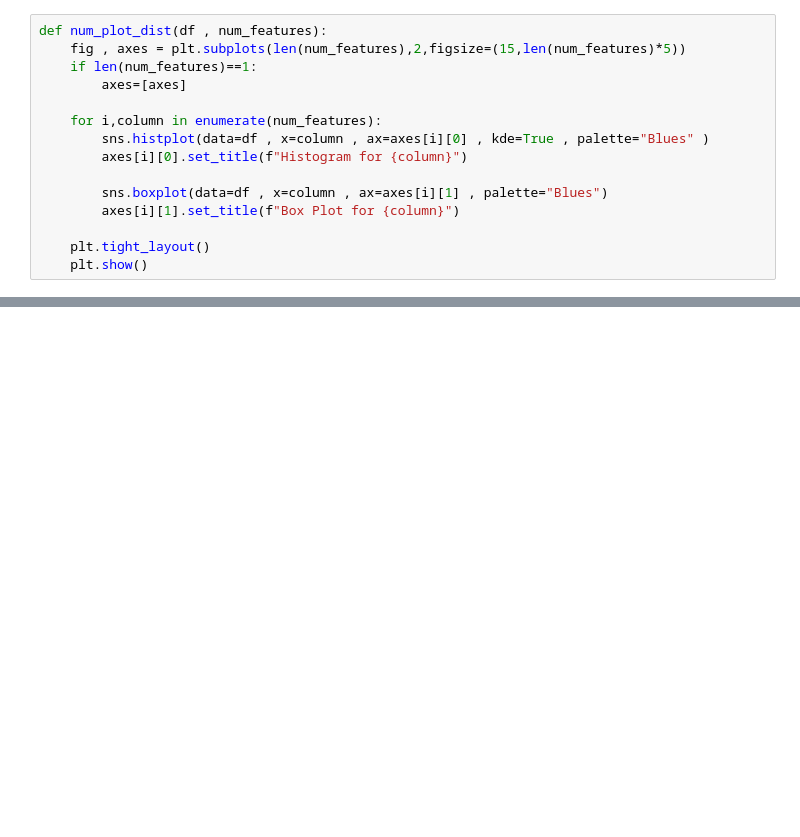
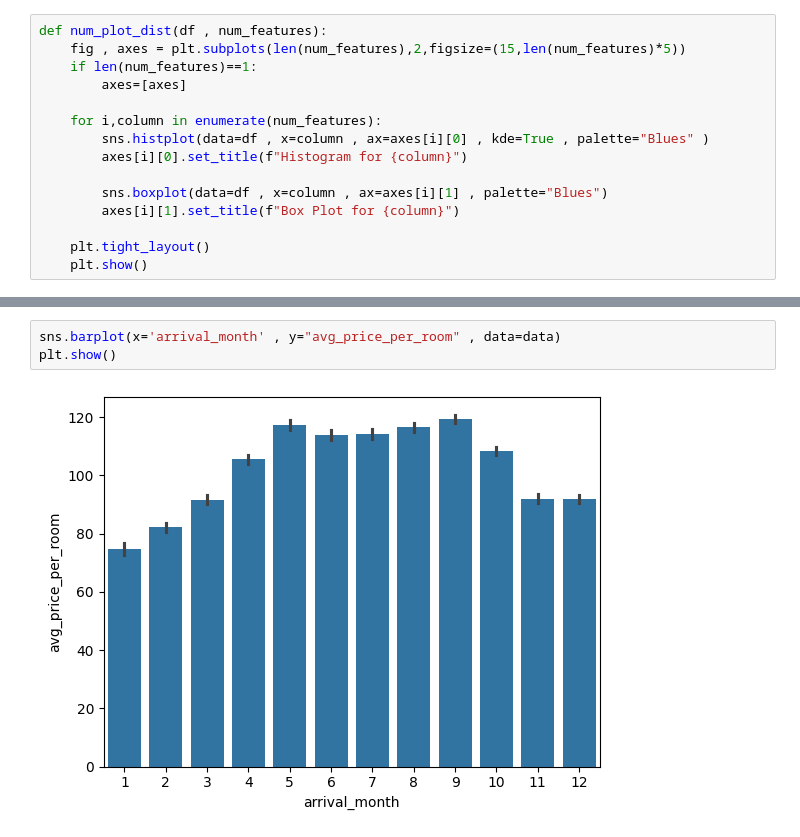
Before and after one commit to yasiruLakruwan/MLOPS-Hotel-Reservaiton-prediction, a Jupyter notebook: notebook/notebook.ipynb, the cells around one changed output, grey strips where cells are left out. Drawn from its saved outputs; the diff is of its cells as text; blank space fills up the shorter version.

```diff
--- a/notebook/notebook.ipynb
+++ b/notebook/notebook.ipynb
@@ -179,0 +172,5 @@ num_plot_dist(data , num_col)
+# %%
+sns.barplot(x='arrival_month' , y="avg_price_per_room" , data=data)
+plt.show()
+# %% [output]
+[figure, added]
```
Also changed, not shown: parts of 103 cells of this notebook, 1 other file.
